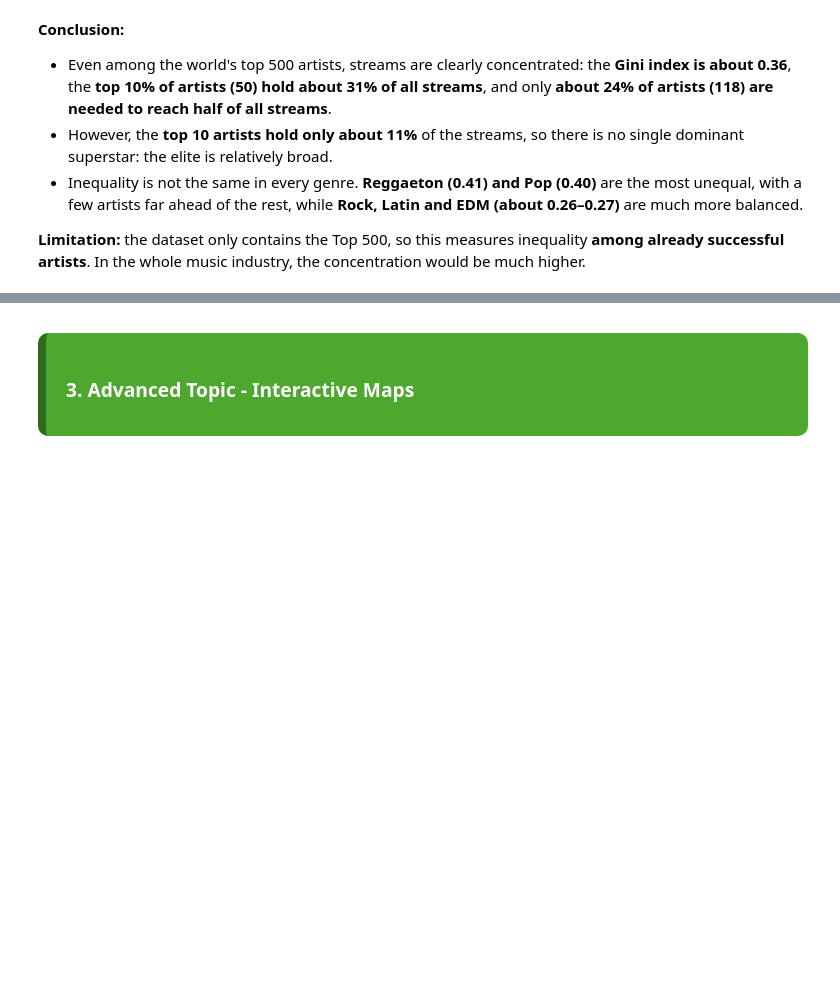
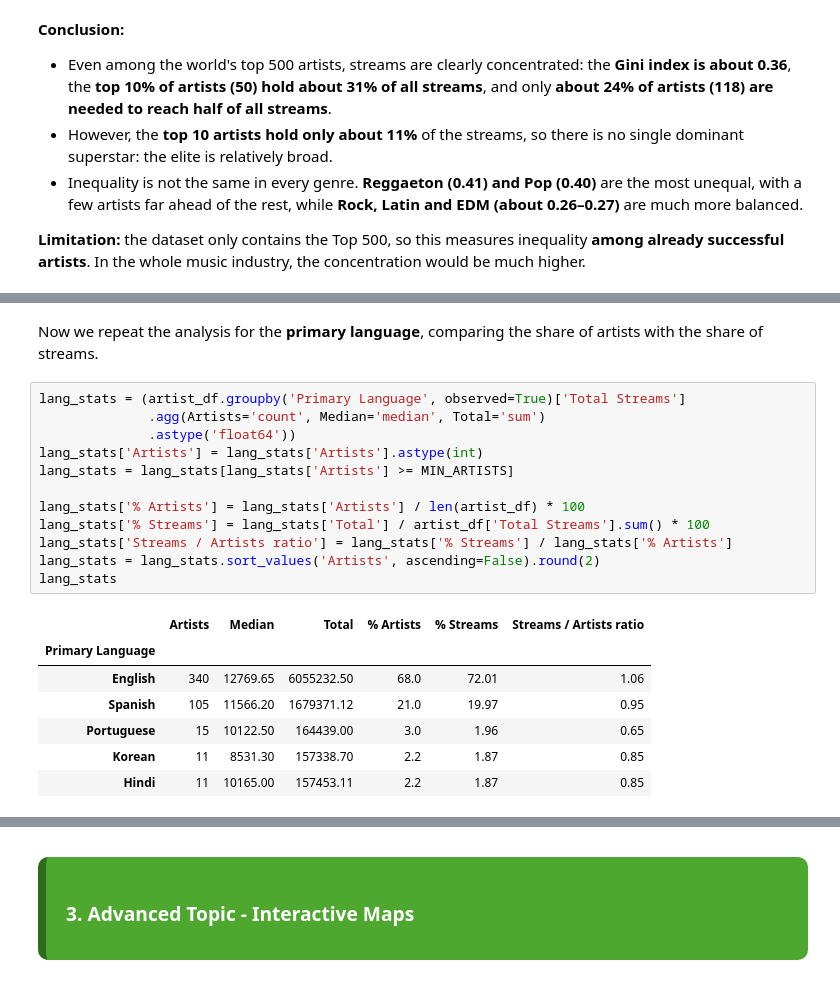
Before and after one commit to martim-dot/Group15_PDS_2627, a Jupyter notebook: project.ipynb, the cells around one changed output, grey strips where cells are left out. Cells and saved outputs as stored; diff of their text form; blank space fills up the shorter version.

```diff
--- a/project.ipynb
+++ b/project.ipynb
@@ -910,0 +967,22 @@ fig.show()
+# %% [markdown]
+Now we repeat the analysis for the **primary language**, comparing the share of artists with the share of streams.
+# %%
+lang_stats = (artist_df.groupby('Primary Language', observed=True)['Total Streams']
+              .agg(Artists='count', Median='median', Total='sum')
+              .astype('float64'))
+lang_stats['Artists'] = lang_stats['Artists'].astype(int)
+lang_stats = lang_stats[lang_stats['Artists'] >= MIN_ARTISTS]
+
+lang_stats['% Artists'] = lang_stats['Artists'] / len(artist_df) * 100
+lang_stats['% Streams'] = lang_stats['Total'] / artist_df['Total Streams'].sum() * 100
+lang_stats['Streams / Artists ratio'] = lang_stats['% Streams'] / lang_stats['% Artists']
+lang_stats = lang_stats.sort_values('Artists', ascending=False).round(2)
+lang_stats
+# %% [output]
+|  | Artists | Median | Total | % Artists | % Streams | Streams / Artists ratio |
+| Primary Language |  |  |  |  |  |  |
+| English | 340 | 12769.65 | 6055232.50 | 68.0 | 72.01 | 1.06 |
+| Spanish | 105 | 11566.20 | 1679371.12 | 21.0 | 19.97 | 0.95 |
+| Portuguese | 15 | 10122.50 | 164439.00 | 3.0 | 1.96 | 0.65 |
+| Korean | 11 | 8531.30 | 157338.70 | 2.2 | 1.87 | 0.85 |
+| Hindi | 11 | 10165.00 | 157453.11 | 2.2 | 1.87 | 0.85 |
```
Also changed, not shown: parts of 10 cells of this notebook.
